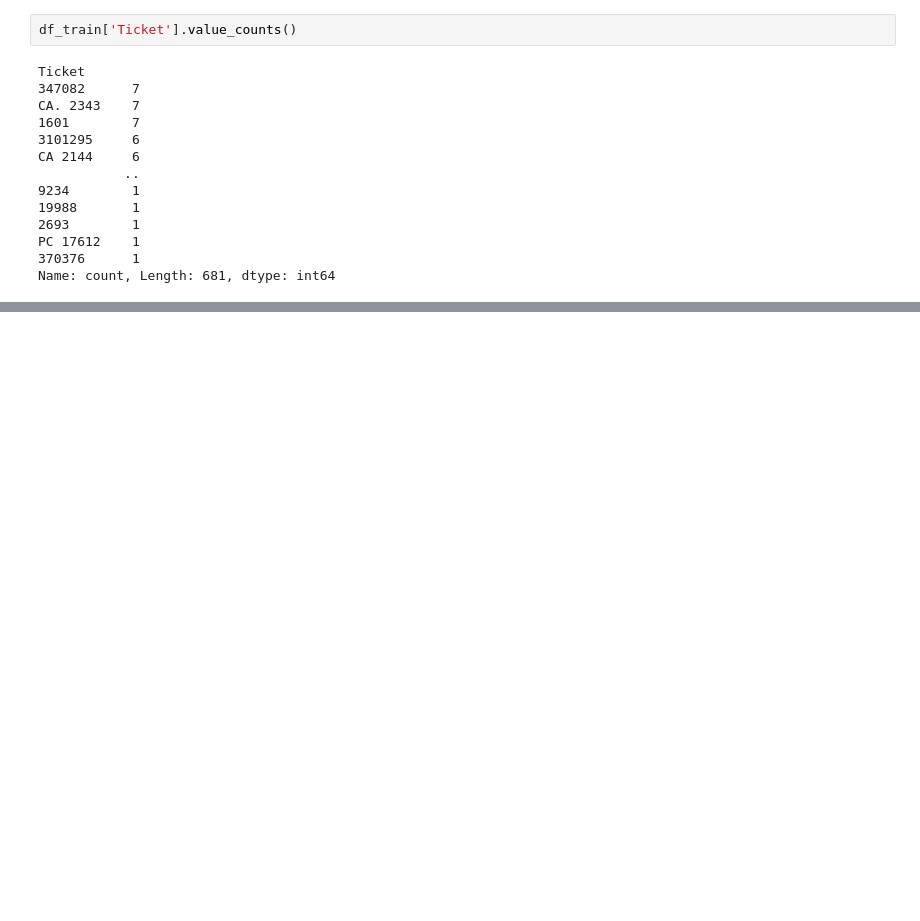
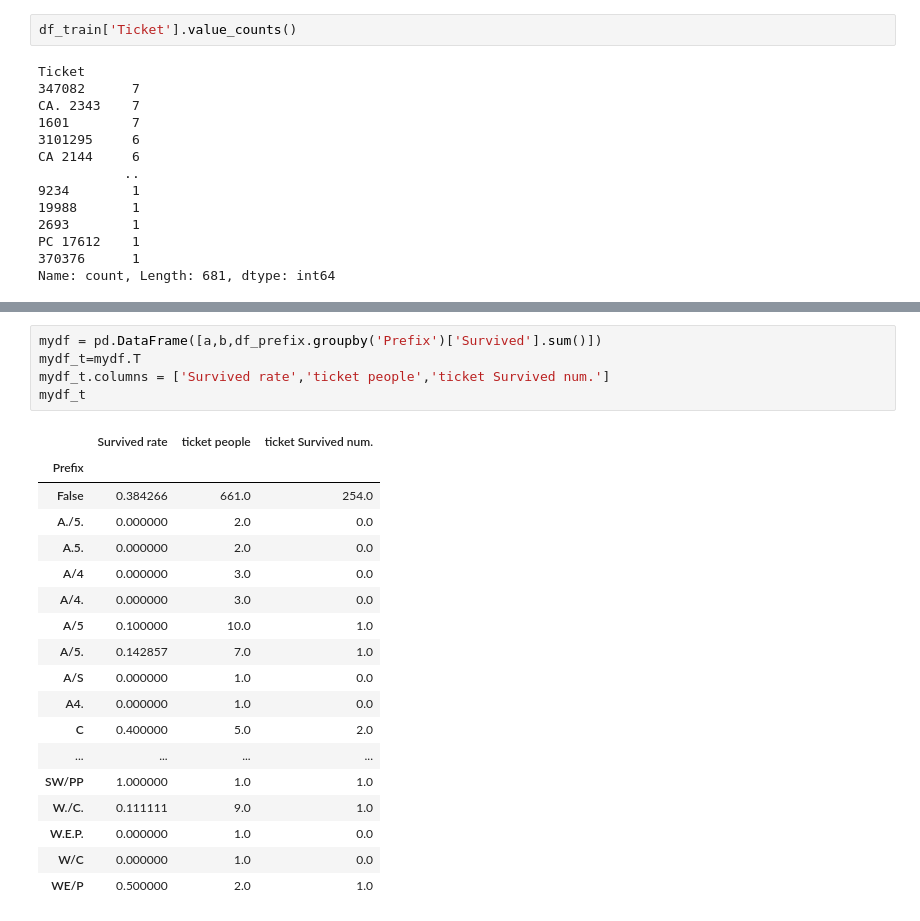
Before and after one commit to hajonghyun/kaggle_titanic_studynotes, a Jupyter notebook: titanic_survivor.ipynb, the cells around one changed output, grey strips where cells are left out. Saved outputs shown, nothing was run; the diff lists cells and outputs as text; blank space fills up the shorter version.

```diff
--- a/titanic_survivor.ipynb
+++ b/titanic_survivor.ipynb
@@ -778,0 +904,24 @@ Name: count, Length: 681, dtype: int64
+# %%
+mydf = pd.DataFrame([a,b,df_prefix.groupby('Prefix')['Survived'].sum()])
+mydf_t=mydf.T
+mydf_t.columns = ['Survived rate','ticket people','ticket Survived num.']
+mydf_t
+# %% [output]
+|  | Survived rate | ticket people | ticket Survived num. |
+| Prefix |  |  |  |
+| False | 0.384266 | 661.0 | 254.0 |
+| A./5. | 0.000000 | 2.0 | 0.0 |
+| A.5. | 0.000000 | 2.0 | 0.0 |
+| A/4 | 0.000000 | 3.0 | 0.0 |
+| A/4. | 0.000000 | 3.0 | 0.0 |
+| A/5 | 0.100000 | 10.0 | 1.0 |
+| A/5. | 0.142857 | 7.0 | 1.0 |
+| A/S | 0.000000 | 1.0 | 0.0 |
+| A4. | 0.000000 | 1.0 | 0.0 |
+| C | 0.400000 | 5.0 | 2.0 |
+| ... | ... | ... | ... |
+| SW/PP | 1.000000 | 1.0 | 1.0 |
+| W./C. | 0.111111 | 9.0 | 1.0 |
+| W.E.P. | 0.000000 | 1.0 | 0.0 |
+| W/C | 0.000000 | 1.0 | 0.0 |
+| WE/P | 0.500000 | 2.0 | 1.0 |
```
Also changed, not shown: parts of 17 cells of this notebook.
